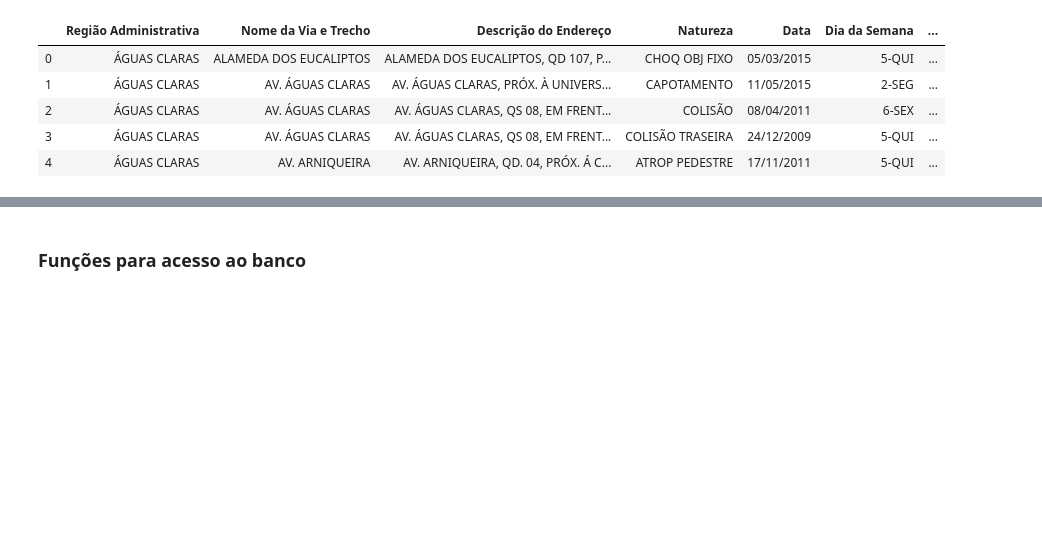
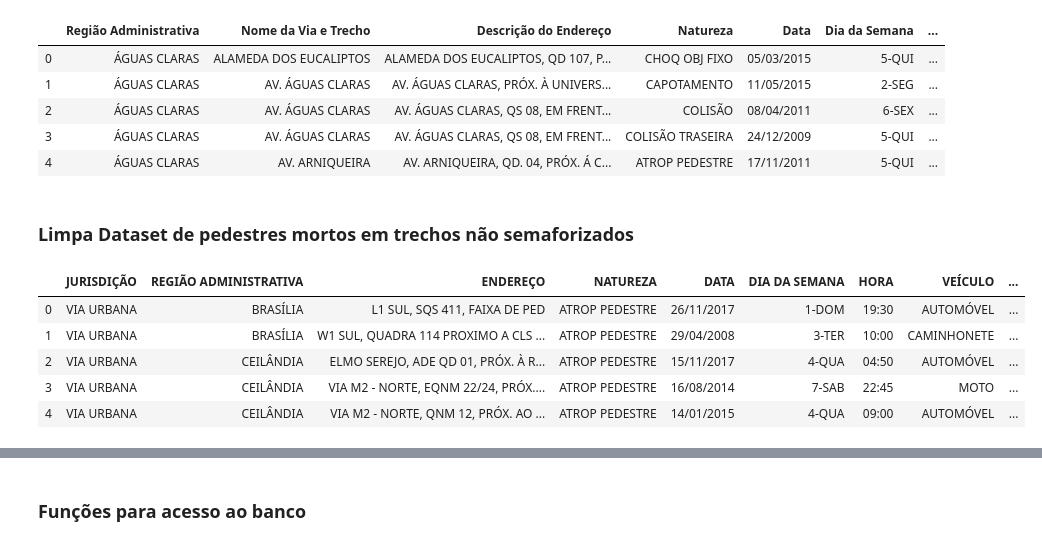
Before and after one commit to IagoCarvalho/tcc_scripts, a Jupyter notebook: data_cleaning.ipynb, the cells around one changed output, grey strips where cells are left out. Saved outputs shown, nothing was run; the diff lists cells and outputs as text; code cells hidden in the pictures; blank space fills up the shorter version.

```diff
--- a/data_cleaning.ipynb
+++ b/data_cleaning.ipynb
@@ -41,3 +41,19 @@ df_acidentes_fatais_2008_2017.head()
 | 2 | ÁGUAS CLARAS | AV. ÁGUAS CLARAS | AV. ÁGUAS CLARAS, QS 08, EM FRENT... | COLISÃO | 08/04/2011 | 6-SEX | ... |
 | 3 | ÁGUAS CLARAS | AV. ÁGUAS CLARAS | AV. ÁGUAS CLARAS, QS 08, EM FRENT... | COLISÃO TRASEIRA | 24/12/2009 | 5-QUI | ... |
 | 4 | ÁGUAS CLARAS | AV. ARNIQUEIRA | AV. ARNIQUEIRA, QD. 04, PRÓX. Á C... | ATROP PEDESTRE | 17/11/2011 | 5-QUI | ... |
+# %% [markdown]
+### Limpa Dataset de pedestres mortos em trechos não semaforizados
+# %%
+df_pedestres_mortos_trechos_ns_2008_2017 = pd.read_excel("/home/iago/Documentos/TCC1/tcc_scripts/datasets/pedestres-mortos-trechos-ns-2008-2017.xlsx")
+
+for ano in range(2008, 2018):
+    df_pedestres_mortos_trechos_ns_2008_2017 = df_pedestres_mortos_trechos_ns_2008_2017.drop(ano, axis = 1)
+
+df_pedestres_mortos_trechos_ns_2008_2017.head()
+# %% [output]
+|  | JURISDIÇÃO | REGIÃO ADMINISTRATIVA | ENDEREÇO | NATUREZA | DATA | DIA DA SEMANA | HORA | VEÍCULO | ... |
+| 0 | VIA URBANA | BRASÍLIA | L1 SUL, SQS 411, FAIXA DE PED | ATROP PEDESTRE | 26/11/2017 | 1-DOM | 19:30 | AUTOMÓVEL | ... |
+| 1 | VIA URBANA | BRASÍLIA | W1 SUL, QUADRA 114 PROXIMO A CLS ... | ATROP PEDESTRE | 29/04/2008 | 3-TER | 10:00 | CAMINHONETE | ... |
+| 2 | VIA URBANA | CEILÂNDIA | ELMO SEREJO, ADE QD 01, PRÓX. À R... | ATROP PEDESTRE | 15/11/2017 | 4-QUA | 04:50 | AUTOMÓVEL | ... |
+| 3 | VIA URBANA | CEILÂNDIA | VIA M2 - NORTE, EQNM 22/24, PRÓX.... | ATROP PEDESTRE | 16/08/2014 | 7-SAB | 22:45 | MOTO | ... |
+| 4 | VIA URBANA | CEILÂNDIA | VIA M2 - NORTE, QNM 12, PRÓX. AO ... | ATROP PEDESTRE | 14/01/2015 | 4-QUA | 09:00 | AUTOMÓVEL | ... |
```
Also changed, not shown: parts of 9 cells of this notebook.
